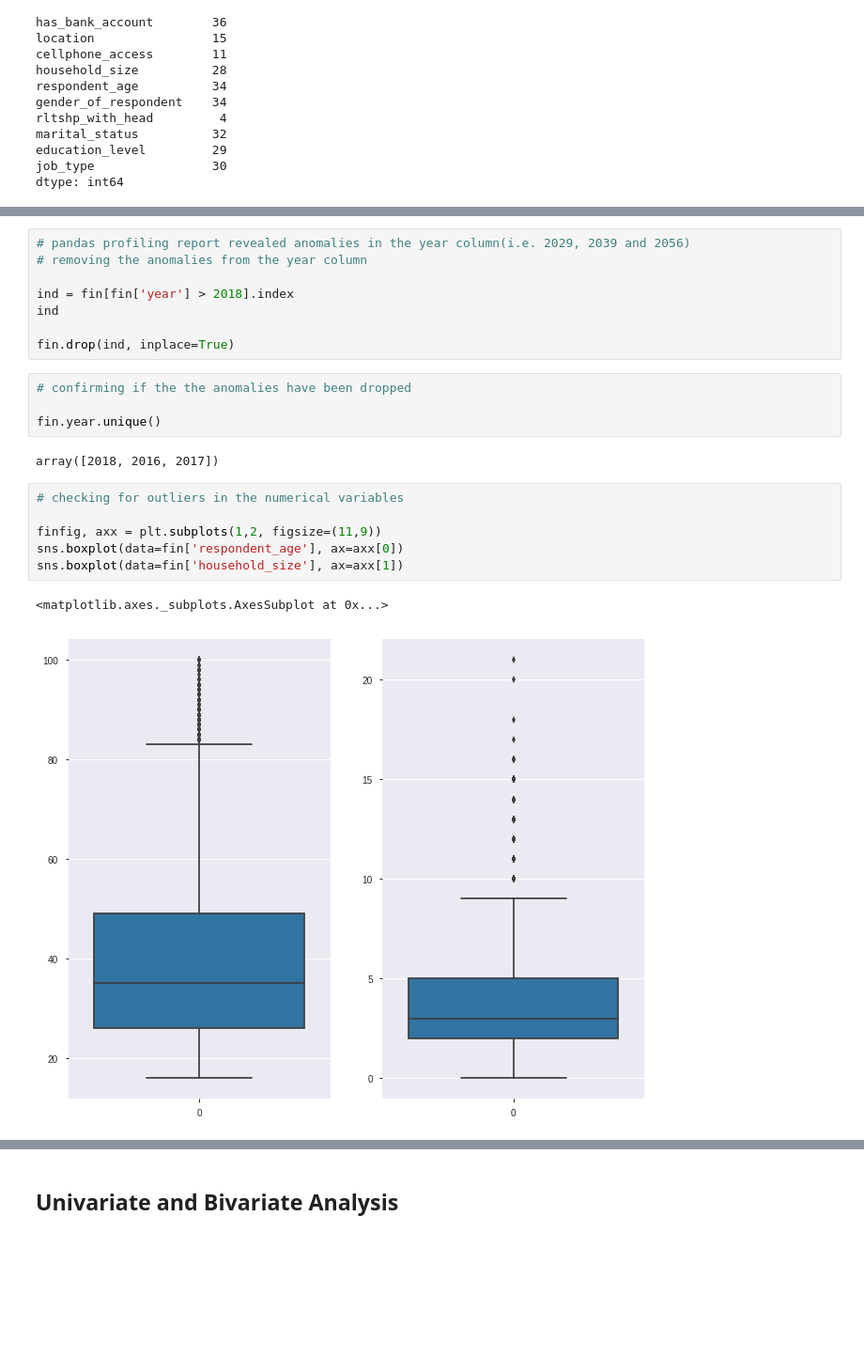
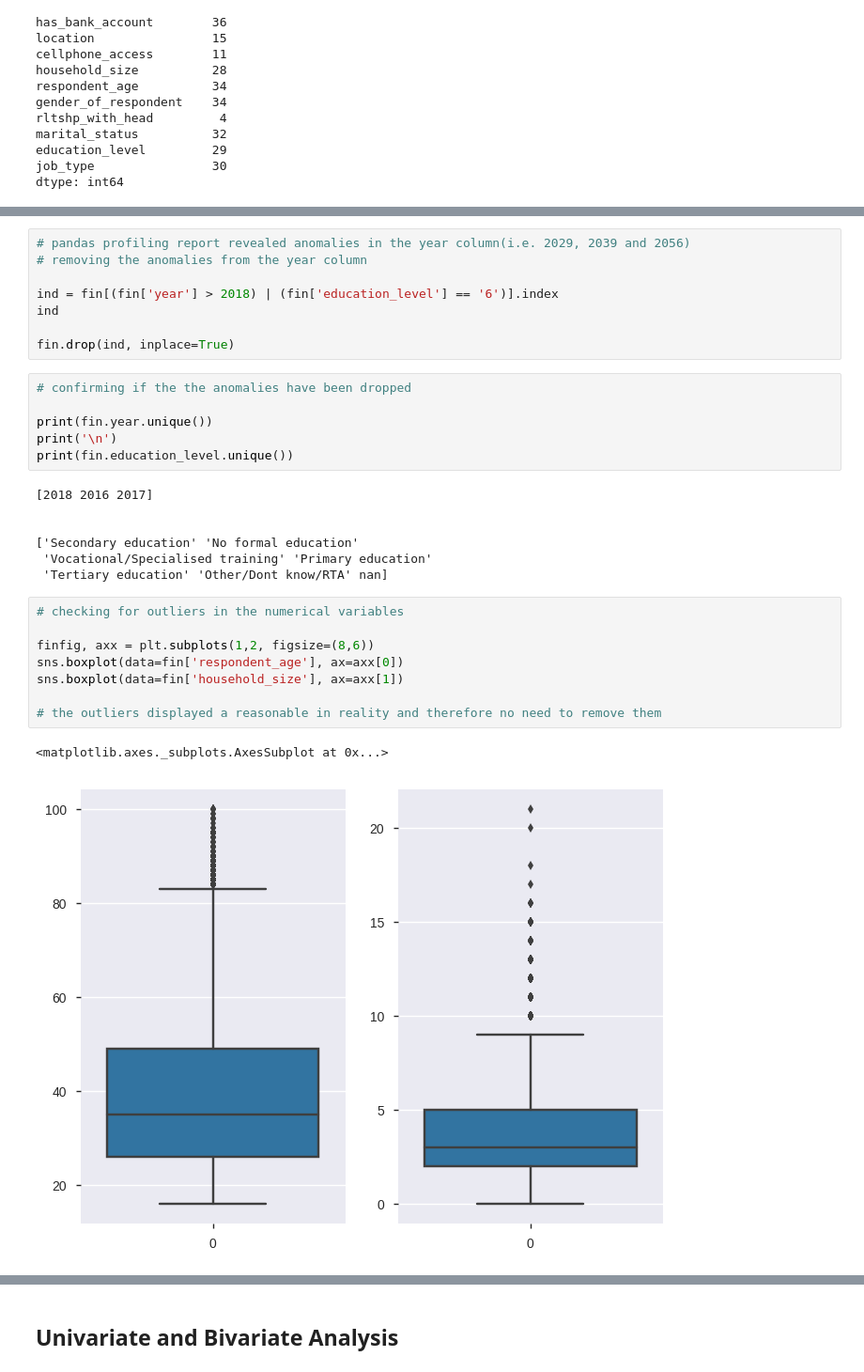
Before and after one commit to booorayan/fin_inclusion_pj, a Jupyter notebook: Financial_Inclusion_Project_1.ipynb, the cells around one changed output, grey strips where cells are left out. Shown at 94% size. Drawn from its saved outputs; the diff is of its cells as text; blank space fills up the shorter version.

```diff
--- a/Financial_Inclusion_Project_1.ipynb
+++ b/Financial_Inclusion_Project_1.ipynb
@@ -123,22 +189,31 @@ pandas_profiling.ProfileReport(fin)
 # pandas profiling report revealed anomalies in the year column(i.e. 2029, 2039 and 2056)
 # removing the anomalies from the year column
 
-ind = fin[fin['year'] > 2018].index
+ind = fin[(fin['year'] > 2018) | (fin['education_level'] == '6')].index
 ind
 
 fin.drop(ind, inplace=True)
 # %%
 # confirming if the the anomalies have been dropped
 
-fin.year.unique()
+print(fin.year.unique())
+print('\n')
+print(fin.education_level.unique())
 # %% [output]
-array([2018, 2016, 2017])
+[2018 2016 2017]
+
+
+['Secondary education' 'No formal education'
+ 'Vocational/Specialised training' 'Primary education'
+ 'Tertiary education' 'Other/Dont know/RTA' nan]
 # %%
 # checking for outliers in the numerical variables
 
-finfig, axx = plt.subplots(1,2, figsize=(11,9))
+finfig, axx = plt.subplots(1,2, figsize=(8,6))
 sns.boxplot(data=fin['respondent_age'], ax=axx[0])
 sns.boxplot(data=fin['household_size'], ax=axx[1])
+
+# the outliers displayed a reasonable in reality and therefore no need to remove them
 # %% [output]
 <matplotlib.axes._subplots.AxesSubplot at 0x...>
-[figure, old version]
+[figure, new version]
```
Also changed, not shown: parts of 51 cells of this notebook.
